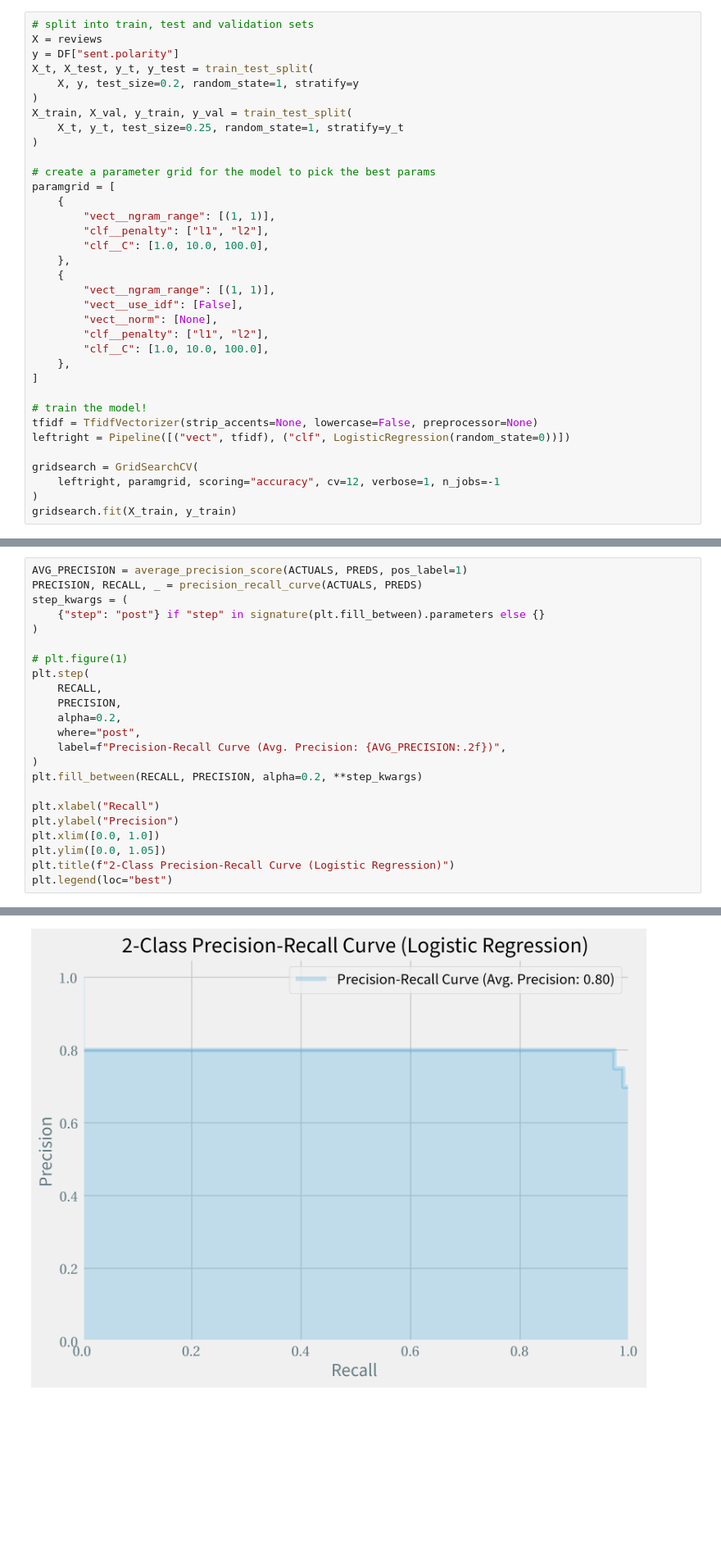
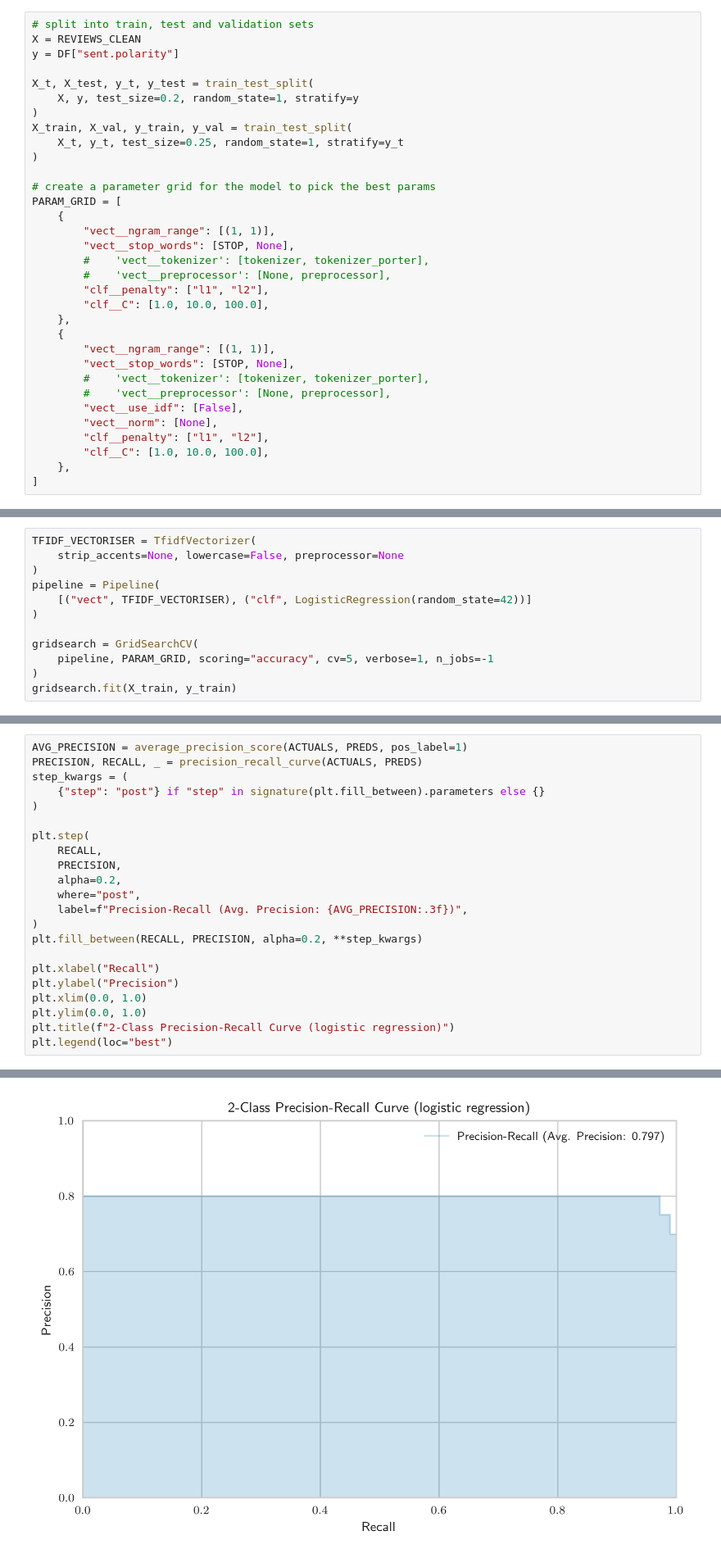
Before and after one commit to jiyometrik/pw23, a Jupyter notebook: code/rq3_logreg.ipynb, the cells around one changed output, grey strips where cells are left out. Shown at 82% size. Drawn from its saved outputs; the diff is of its cells as text; blank space fills up the shorter version.

```diff
--- a/code/rq3_logreg.ipynb
+++ b/code/rq3_logreg.ipynb
@@ -126,7 +172,8 @@ np.set_printoptions(precision=2)
 # %%
 # split into train, test and validation sets
-X = reviews
+X = REVIEWS_CLEAN
 y = DF["sent.polarity"]
+
 X_t, X_test, y_t, y_test = train_test_split(
     X, y, test_size=0.2, random_state=1, stratify=y
 )
@@ -135,26 +182,23 @@ X_train, X_val, y_train, y_val = train_test_split(
 )
 
 # create a parameter grid for the model to pick the best params
-paramgrid = [
+PARAM_GRID = [
     {
         "vect__ngram_range": [(1, 1)],
+        "vect__stop_words": [STOP, None],
+        #    'vect__tokenizer': [tokenizer, tokenizer_porter],
+        #    'vect__preprocessor': [None, preprocessor],
         "clf__penalty": ["l1", "l2"],
         "clf__C": [1.0, 10.0, 100.0],
     },
     {
         "vect__ngram_range": [(1, 1)],
+        "vect__stop_words": [STOP, None],
+        #    'vect__tokenizer': [tokenizer, tokenizer_porter],
+        #    'vect__preprocessor': [None, preprocessor],
         "vect__use_idf": [False],
         "vect__norm": [None],
         "clf__penalty": ["l1", "l2"],
         "clf__C": [1.0, 10.0, 100.0],
     },
 ]
-
-# train the model!
-tfidf = TfidfVectorizer(strip_accents=None, lowercase=False, preprocessor=None)
-leftright = Pipeline([("vect", tfidf), ("clf", LogisticRegression(random_state=0))])
-
-gridsearch = GridSearchCV(
-    leftright, paramgrid, scoring="accuracy", cv=12, verbose=1, n_jobs=-1
-)
-gridsearch.fit(X_train, y_train)
@@ -162,0 +205,12 @@ Fitting 12 folds for each of 12 candidates, totalling 144 fits
+# %%
+TFIDF_VECTORISER = TfidfVectorizer(
+    strip_accents=None, lowercase=False, preprocessor=None
+)
+pipeline = Pipeline(
+    [("vect", TFIDF_VECTORISER), ("clf", LogisticRegression(random_state=42))]
+)
+
+gridsearch = GridSearchCV(
+    pipeline, PARAM_GRID, scoring="accuracy", cv=5, verbose=1, n_jobs=-1
+)
+gridsearch.fit(X_train, y_train)
@@ -216,26 +303,25 @@ plt.legend(loc="best")
 # %%
 AVG_PRECISION = average_precision_score(ACTUALS, PREDS, pos_label=1)
 PRECISION, RECALL, _ = precision_recall_curve(ACTUALS, PREDS)
 step_kwargs = (
     {"step": "post"} if "step" in signature(plt.fill_between).parameters else {}
 )
 
-# plt.figure(1)
 plt.step(
     RECALL,
     PRECISION,
     alpha=0.2,
     where="post",
-    label=f"Precision-Recall Curve (Avg. Precision: {AVG_PRECISION:.2f})",
+    label=f"Precision-Recall (Avg. Precision: {AVG_PRECISION:.3f})",
 )
 plt.fill_between(RECALL, PRECISION, alpha=0.2, **step_kwargs)
 
 plt.xlabel("Recall")
 plt.ylabel("Precision")
-plt.xlim([0.0, 1.0])
-plt.ylim([0.0, 1.05])
-plt.title(f"2-Class Precision-Recall Curve (Logistic Regression)")
+plt.xlim(0.0, 1.0)
+plt.ylim(0.0, 1.0)
+plt.title(f"2-Class Precision-Recall Curve (logistic regression)")
 plt.legend(loc="best")
 # %% [output]
 <matplotlib.legend.Legend at 0x...>
-[figure, old version]
+[figure, new version]
```
Also changed, not shown: parts of 16 cells of this notebook, 5 other files.
